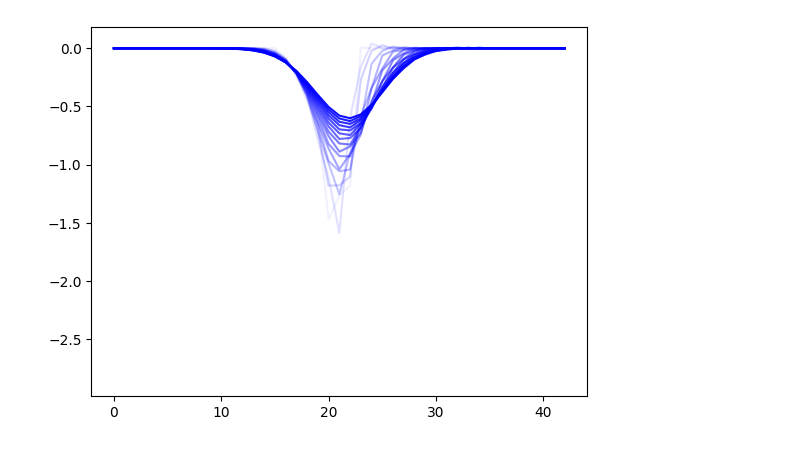
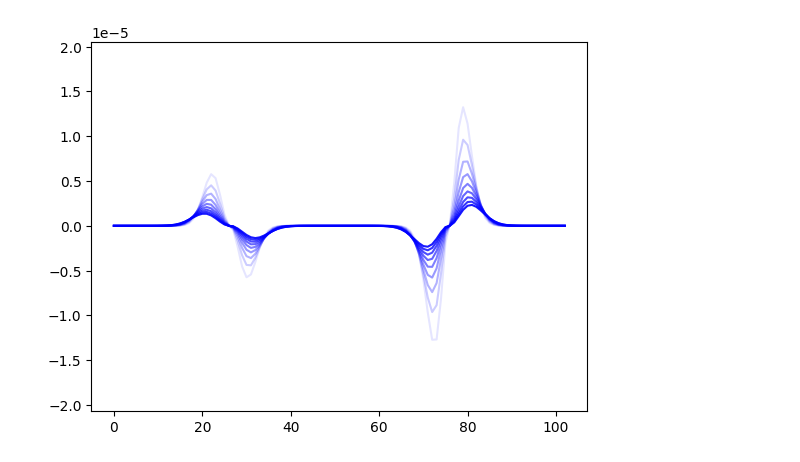
Before and after one commit to pawelmagnu/PyMPDATA, a Jupyter notebook: fluxes/eda.ipynb, the cells around one changed output. Saved outputs shown, nothing was run; the diff lists cells and outputs as text; code cells hidden in the pictures.

```diff
--- a/fluxes/eda.ipynb
+++ b/fluxes/eda.ipynb
@@ -2,9 +2,11 @@
 import numpy as np
 import matplotlib.pyplot as plt
 # %%
-for i in range(17):
-    data = np.load(f'../examples/PyMPDATA_examples/Arabas_and_Farhat_2020/data/advectee_{i}.npy')
-    plt.plot(data, alpha=1*i/17, color='b')
+for i in range(0, 10000, 1000):
+    # data = np.load(f'../examples/PyMPDATA_examples/Arabas_and_Farhat_2020/data/advectee_{i}.npy')
+    data = np.load(f'./data/advectee_{i}.npy')
+
+    plt.plot(data, alpha=1*i/10000, color='b')
 plt.xlabel('x')
 plt.ylabel('advectee')
 plt.title('advectee evolution over time')
@@ -14,7 +16,9 @@ plt.show()
 # %%
-for i in range(10,11):
-    data = np.load(f'../examples/PyMPDATA_examples/Arabas_and_Farhat_2020/data/advector_{i}.npy')
-    plt.plot(data, alpha=1*i/17, color='b')
+for i in range(0, 10000, 1000):
+    data = np.load(f'./data/advector_{i}.npy')
+    # data = np.load(f'../examples/PyMPDATA_examples/Arabas_and_Farhat_2020/data/advector_{i}.npy')
+
+    plt.plot(data, alpha=1*i/10000, color='b')
 
 plt.xlabel('x')
 plt.ylabel('advector')
@@ -25,7 +29,9 @@ plt.show()
 # %%
-for i in range(17):
-    data = np.load(f'../examples/PyMPDATA_examples/Arabas_and_Farhat_2020/data/corrective_flux_{i}.npy')
-    plt.plot(data, alpha=1*i/17, color='b')
+for i in range(0, 10000, 1000):
+    data = np.load(f'./data/corrective_flux_{i}.npy')
+    # data = np.load(f'../examples/PyMPDATA_examples/Arabas_and_Farhat_2020/data/corrective_flux_{i}.npy')
+
+    plt.plot(data, alpha=1*i/10000, color='b')
 plt.show()
 # %% [output]
-[figure, old version]
+[figure, new version]
```
Also changed, not shown: parts of 2 cells of this notebook, 5 other files.
